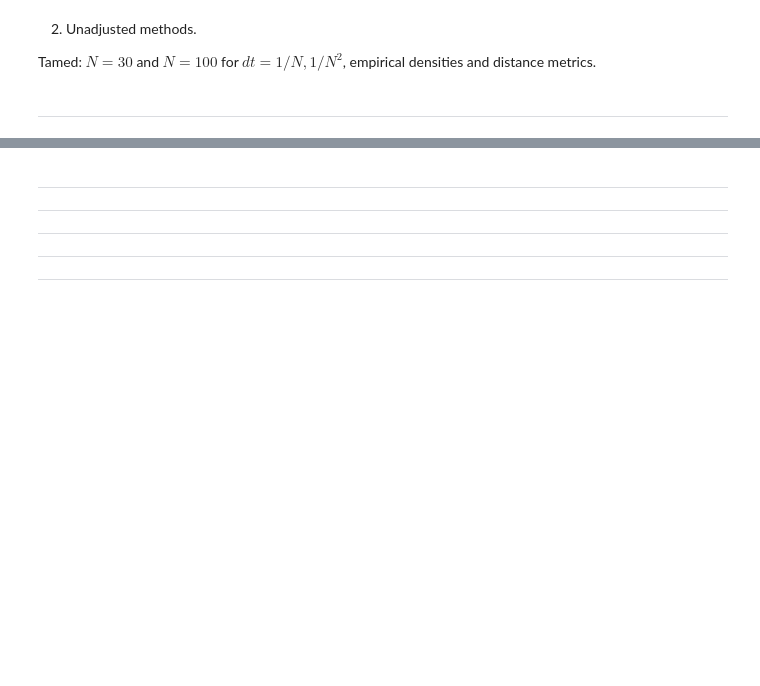
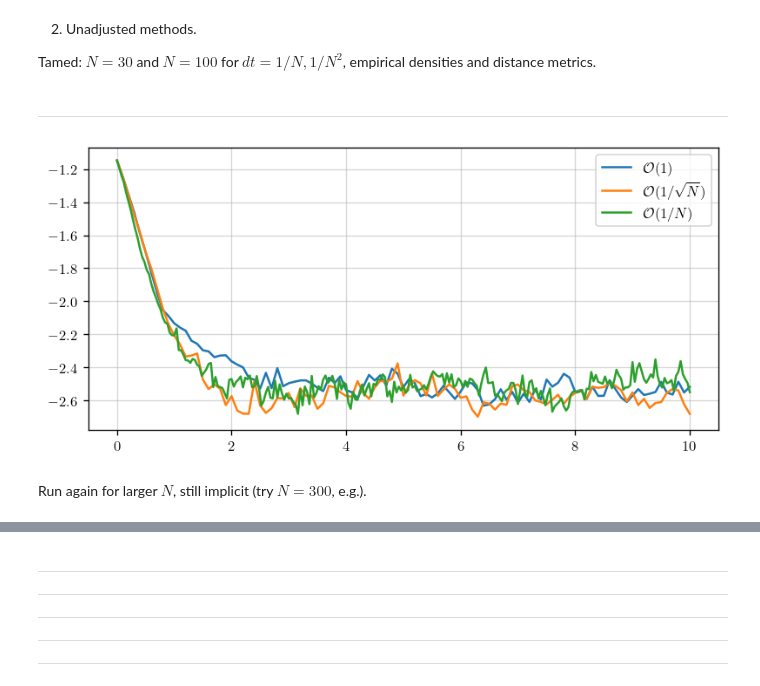
Before and after one commit to fredwdickinson/dissertation, a Jupyter notebook: code/notebooks/06_figures.ipynb, the cells around one changed output, grey strips where cells are left out. Drawn from its saved outputs; the diff is of its cells as text; code cells hidden in the pictures; blank space fills up the shorter version.

Commit message:
implicit

```diff
--- a/code/notebooks/06_figures.ipynb
+++ b/code/notebooks/06_figures.ipynb
@@ -81,3 +81,49 @@ plt.show()
 # %%
 # Implicit and implicit midpoint: use dt = 0.1 (O(1)) and track the distance metrics for large N (50, 100, 200)
 # then compare this to when using 1/sqrt{N} and 1/N.
+# Uses default Newton tol 1e-6 and cg tol 1e-9...
+beta = 2.0; T = 10.0; M = 50; pot_name = "quartic"; num_bins = 50
+grid = np.linspace(-2, 2, 1000);
+
+N = 100; init = random_matrix.init_gue_eigenvalues(M, N)
+F_exact = densities.compute_exact_cdf(N, pot_name, grid)
+
+dt = 0.1; total_steps = int(T/dt)
+config = {"burn_in": int(2.0/dt), "snapshot_interval": 10,
+          "track_distance": True, "dt": dt, "grid": grid, "F_exact": F_exact, "distance_type": "ks",
+          "track_newton_info": True}
+implicit_pipe_1a = simulate.get_pipeline("implicit", N = N, dt = dt, potential_type = pot_name, beta = beta)
+implicit_traj_1a = simulate.simulate_dbm(init, total_steps, implicit_pipe_1a)
+implicit_info_1a = simulate.analyse_trajectory(implicit_traj_1a, total_steps, **config)
+
+# =========================================================================================================
+dt = 1/np.sqrt(N); total_steps = int(T/dt)
+config = {"burn_in": int(2.0/dt), "snapshot_interval": 10,
+          "track_distance": True, "dt": dt, "grid": grid, "F_exact": F_exact, "distance_type": "ks",
+          "track_newton_info": True}
+implicit_pipe_1b = simulate.get_pipeline("implicit", N = N, dt = dt, potential_type = pot_name, beta = beta)
+implicit_traj_1b = simulate.simulate_dbm(init, total_steps, implicit_pipe_1b)
+implicit_info_1b = simulate.analyse_trajectory(implicit_traj_1b, total_steps, **config)
+
+# =========================================================================================================
+dt = 1/N; total_steps = int(T/dt)
+config = {"burn_in": int(2.0/dt), "snapshot_interval": 10,
+          "track_distance": True, "dt": dt, "grid": grid, "F_exact": F_exact, "distance_type": "ks",
+          "track_newton_info": True}
+implicit_pipe_1c = simulate.get_pipeline("implicit", N = N, dt = dt, potential_type = pot_name, beta = beta)
+implicit_traj_1c = simulate.simulate_dbm(init, total_steps, implicit_pipe_1c)
+implicit_info_1c = simulate.analyse_trajectory(implicit_traj_1c, total_steps, **config)
+# %%
+# For N = 100, 0.1 and 1/root(100) are the same!
+fig, ax = plt.subplots(1, 1, figsize = (6.5, 3))
+importlib.reload(plotters);
+plotters.plot_distances(ax, implicit_info_1a, label = r"$\mathcal{O}(1)$")
+plotters.plot_distances(ax, implicit_info_1b, label = r"$\mathcal{O}(1/\sqrt{N})$")
+plotters.plot_distances(ax, implicit_info_1c, label = r"$\mathcal{O}(1/N)$")
+
+ax.legend()
+plt.show()
+# %% [output]
+[figure, added]
+# %% [markdown]
+Run again for larger $N$, still implicit (try $N = 300$, e.g.).
```
Also changed, not shown: parts of 7 cells of this notebook, 5 other files.
